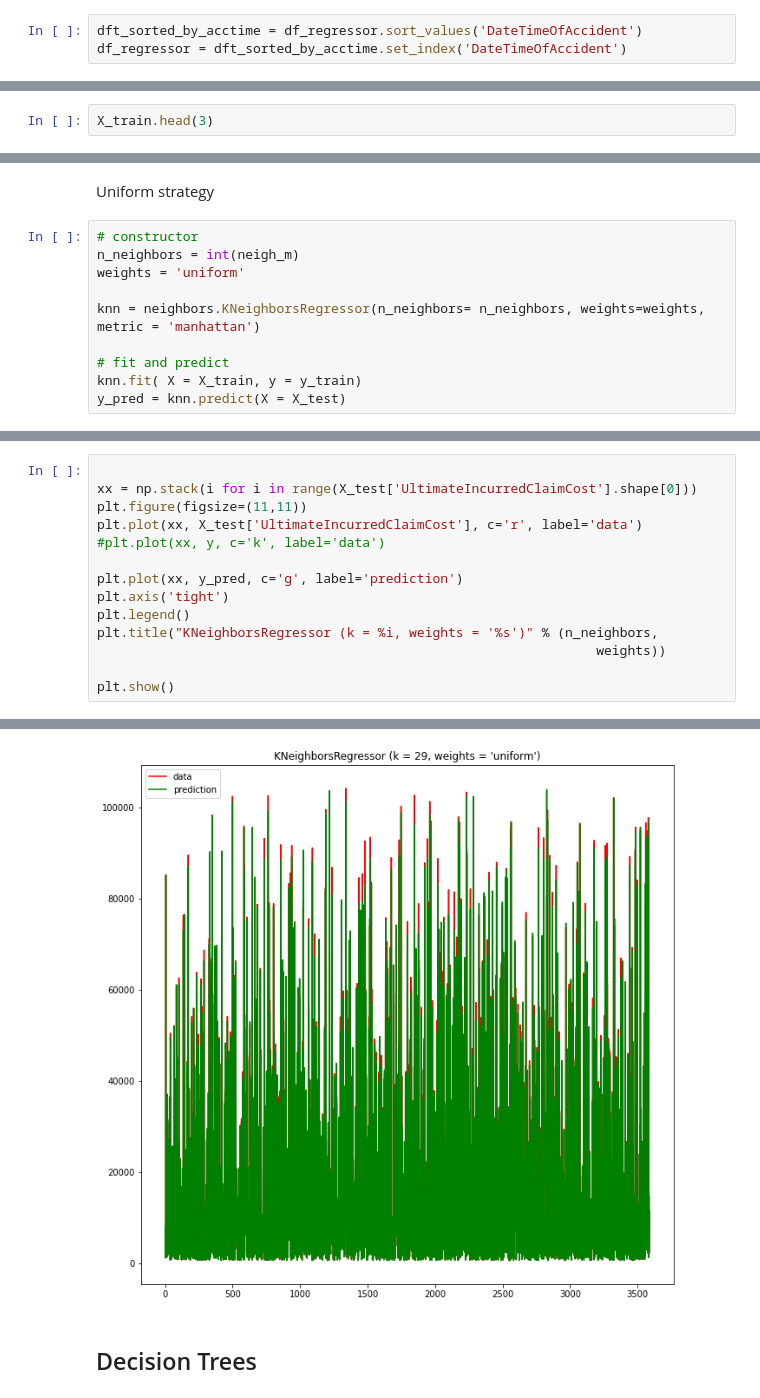
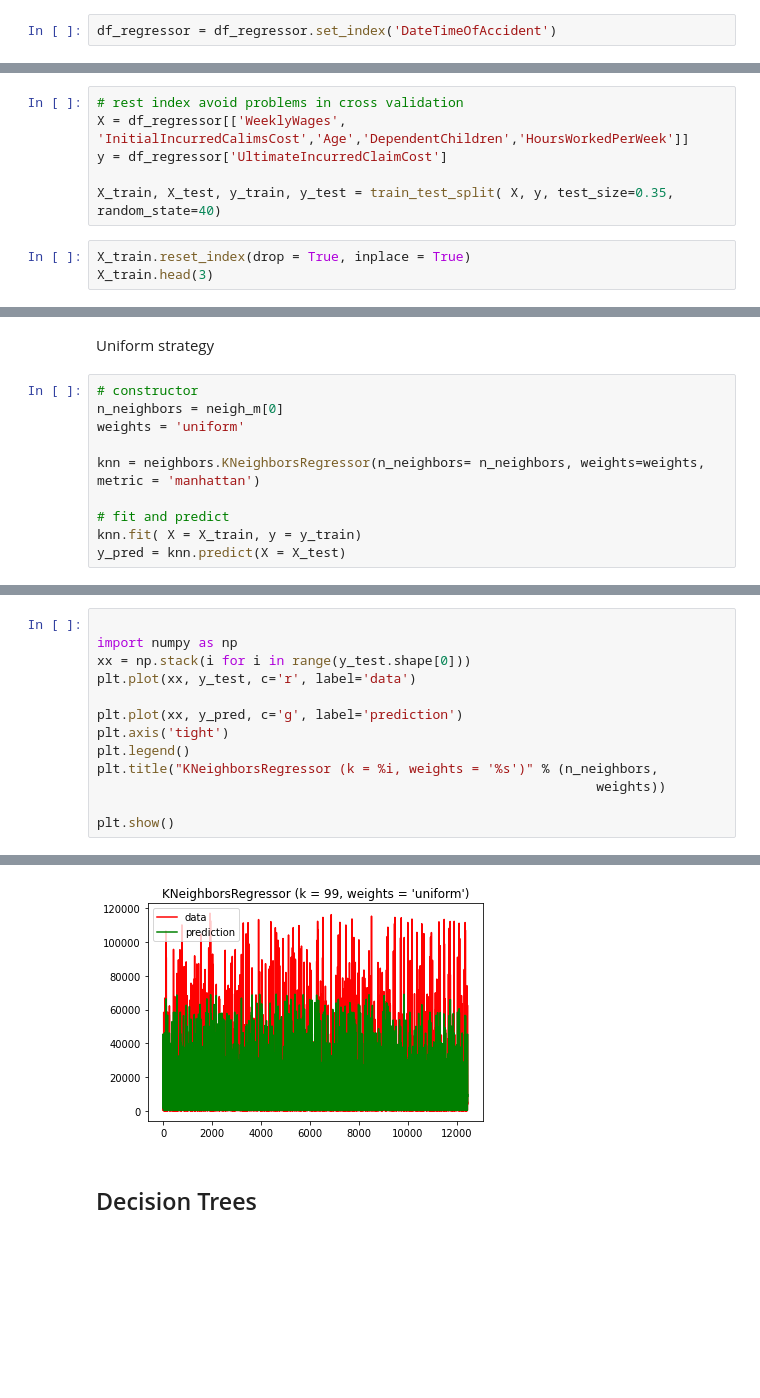
Before and after one commit to MariaBlancoGonzalez/MachineLearningTechniques, a Jupyter notebook: notebooks/SupervisedLearning.ipynb, the cells around one changed output, grey strips where cells are left out. Drawn from its saved outputs; the diff is of its cells as text; blank space fills up the shorter version.

```diff
--- a/notebooks/SupervisedLearning.ipynb
+++ b/notebooks/SupervisedLearning.ipynb
@@ -348,6 +358,5 @@ def get_last_years(df):
 # %%
-dft_sorted_by_acctime = df_regressor.sort_values('DateTimeOfAccident')
-df_regressor = dft_sorted_by_acctime.set_index('DateTimeOfAccident')
+df_regressor = df_regressor.set_index('DateTimeOfAccident')
 # %%
 df_regressor = df_regressor[features_selected]
 df_regressor
@@ -417,3 +378,10 @@ y_test = test_without_outliers['UltimateIncurredClaimCost']
+# %%
+# rest index avoid problems in cross validation
+X = df_regressor[['WeeklyWages', 'InitialIncurredCalimsCost','Age','DependentChildren','HoursWorkedPerWeek']]
+y = df_regressor['UltimateIncurredClaimCost']
+
+X_train, X_test, y_train, y_test = train_test_split( X, y, test_size=0.35, random_state=40)
 # %%
+X_train.reset_index(drop = True, inplace = True)
 X_train.head(3)
 # %% [output]
@@ -469,7 +451,7 @@ Min Value distance : 6817.300351637615 (29)
 Uniform strategy
 # %%
 # constructor
-n_neighbors = int(neigh_m)
+n_neighbors = neigh_m[0]
 weights = 'uniform'
 
 knn = neighbors.KNeighborsRegressor(n_neighbors= n_neighbors, weights=weights, metric = 'manhattan')
@@ -491,9 +473,8 @@ R^2: 0.9978961683030854
 # %%
 
-xx = np.stack(i for i in range(X_test['UltimateIncurredClaimCost'].shape[0]))
-plt.figure(figsize=(11,11))
-plt.plot(xx, X_test['UltimateIncurredClaimCost'], c='r', label='data')
-#plt.plot(xx, y, c='k', label='data')
+import numpy as np
+xx = np.stack(i for i in range(y_test.shape[0]))
+plt.plot(xx, y_test, c='r', label='data')
 
 plt.plot(xx, y_pred, c='g', label='prediction')
 plt.axis('tight')
@@ -506,3 +488,3 @@ plt.show()
-[figure, old version]
+[figure, new version]
 # %% [markdown]
 ## Decision Trees
```
Also changed, not shown: parts of 33 cells of this notebook.
